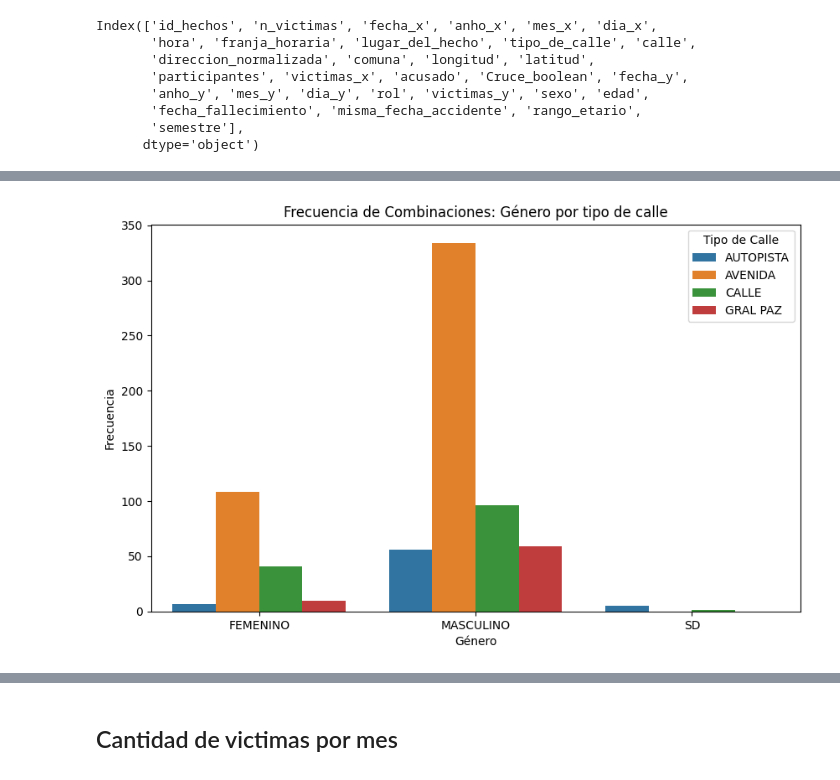
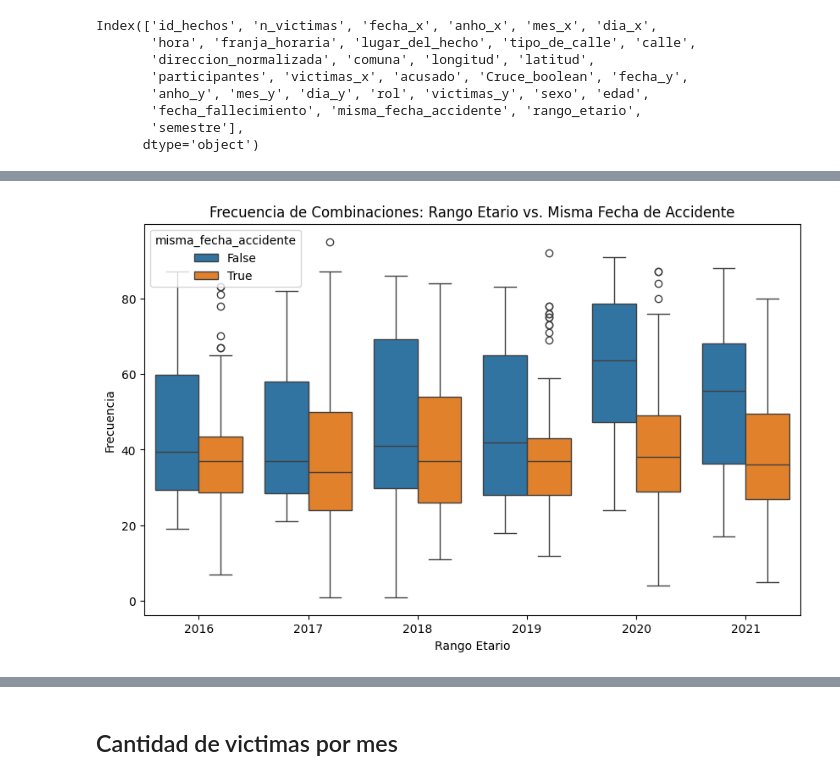
Before and after one commit to dalejandroramirez/siniestros_viales_PI_2, a Jupyter notebook: eda/eda.ipynb, the cells around one changed output, grey strips where cells are left out. Drawn from its saved outputs; the diff is of its cells as text; code cells hidden in the pictures.

```diff
--- a/eda/eda.ipynb
+++ b/eda/eda.ipynb
@@ -103,21 +289,24 @@ Name: count, dtype: int64
 # %%
 
-columnas = ['sexo', 'tipo_de_calle']
+columnas = ['anho_x', 'misma_fecha_accidente']
 
 # Crear el DataFrame con las frecuencias
-frecuencias = data[columnas].groupby(columnas).size().reset_index(name='count')
 
 # Crear el gráfico de barras
 plt.figure(figsize=(10, 6))
-sns.barplot(x='sexo', y='count', hue='tipo_de_calle', data=frecuencias)
 
-# Personalizar el gráfico
-plt.title('Frecuencia de Combinaciones: Género por tipo de calle')
-plt.xlabel('Género')
+# orden_categorias = ["menor", "joven", "adulto", "adulto_mayor"]
+ax = sns.boxplot(x='anho_x',y='edad', hue='misma_fecha_accidente', data=data)
+
+# for p in ax.patches:
+#     if p.get_height()>0:
+#         ax.annotate(int(p.get_height()), (p.get_x() + p.get_width() / 2., p.get_height()),
+#                 ha='center', va='center', xytext=(0, 10), textcoords='offset points')
+
+plt.title('Frecuencia de Combinaciones: Rango Etario vs. Misma Fecha de Accidente')
+plt.xlabel('Rango Etario')
 plt.ylabel('Frecuencia')
-plt.legend(title='Tipo de Calle', loc='upper right')
 
-# Mostrar el gráfico
 plt.show()
 # %% [output]
-[figure, old version]
+[figure, new version]
```
Also changed, not shown: parts of 29 cells of this notebook.
